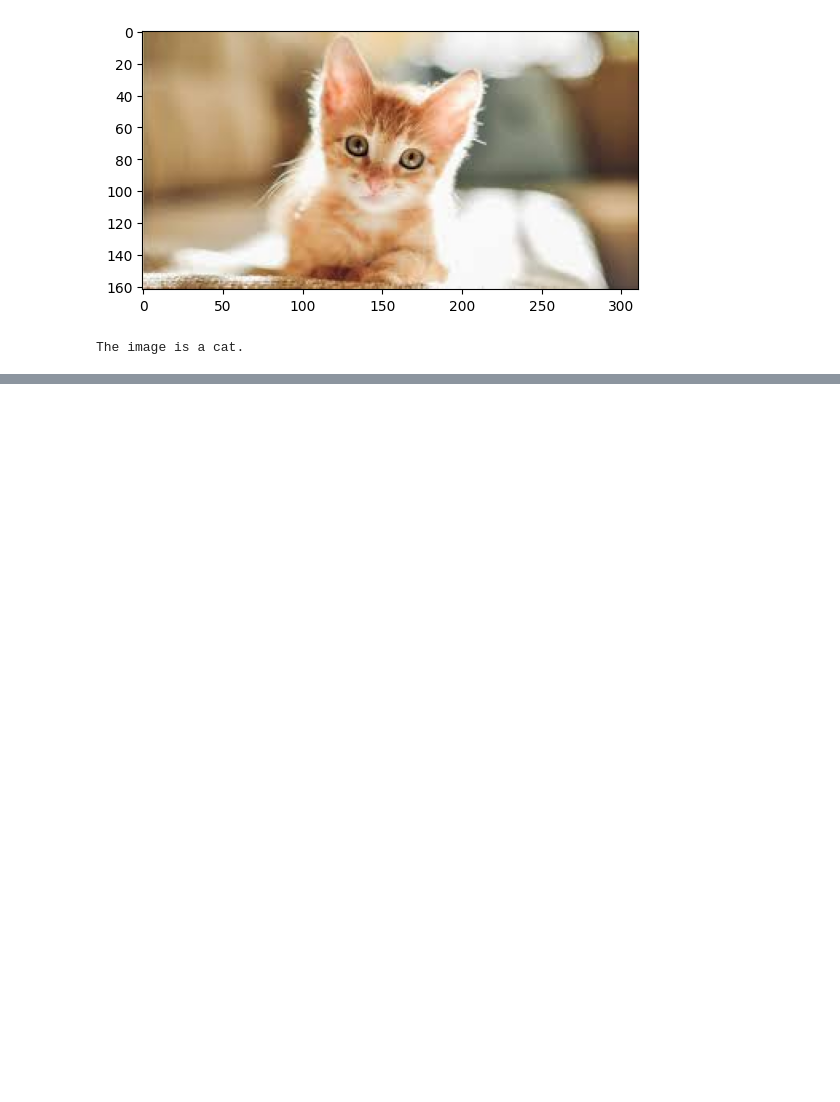
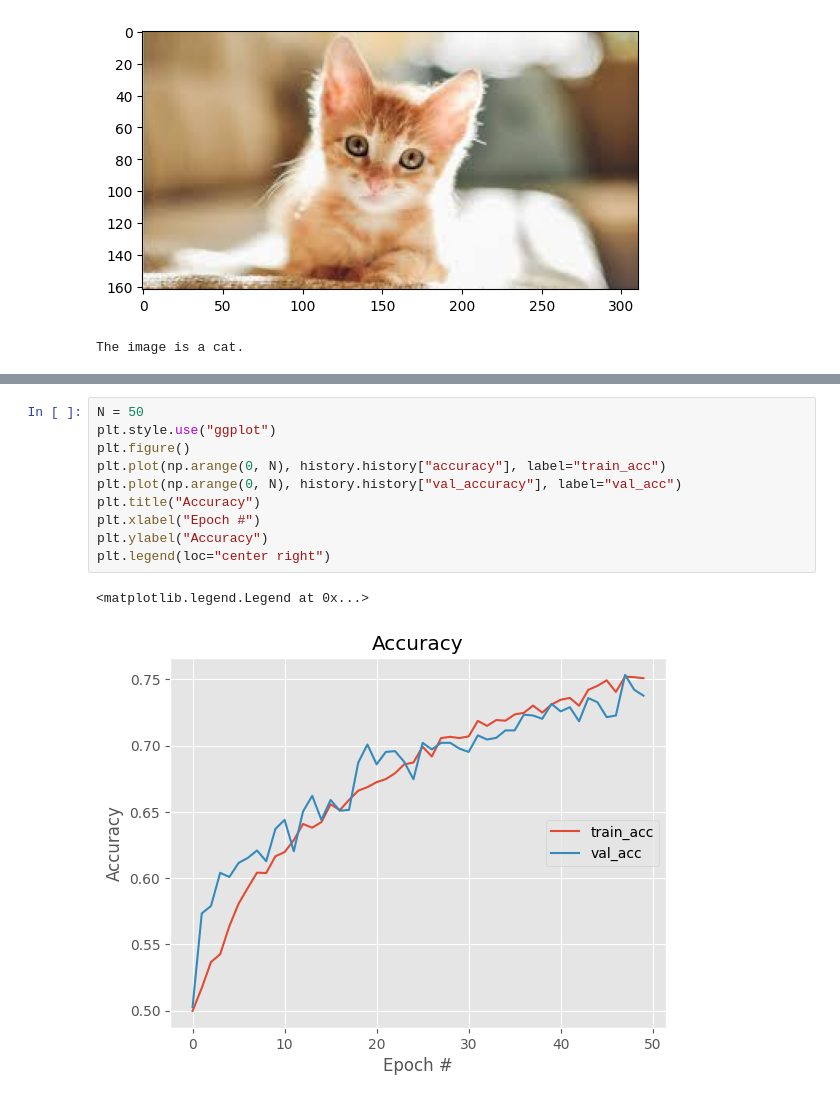
Before and after one commit to KushalBosu/Cats-and-Dogs-Image-Classifier, a Jupyter notebook: CNN_model_for_Cats_and_Dogs_Classification.ipynb, the cells around one changed output, grey strips where cells are left out. Drawn from its saved outputs; the diff is of its cells as text; blank space fills up the shorter version.

```diff
--- a/CNN_model_for_Cats_and_Dogs_Classification.ipynb
+++ b/CNN_model_for_Cats_and_Dogs_Classification.ipynb
@@ -260,0 +263,13 @@ The image is a cat.
+# %%
+N = 50
+plt.style.use("ggplot")
+plt.figure()
+plt.plot(np.arange(0, N), history.history["accuracy"], label="train_acc")
+plt.plot(np.arange(0, N), history.history["val_accuracy"], label="val_acc")
+plt.title("Accuracy")
+plt.xlabel("Epoch #")
+plt.ylabel("Accuracy")
+plt.legend(loc="center right")
+# %% [output]
+<matplotlib.legend.Legend at 0x...>
+[figure, added]
```
Also changed, not shown: parts of 10 cells of this notebook.
